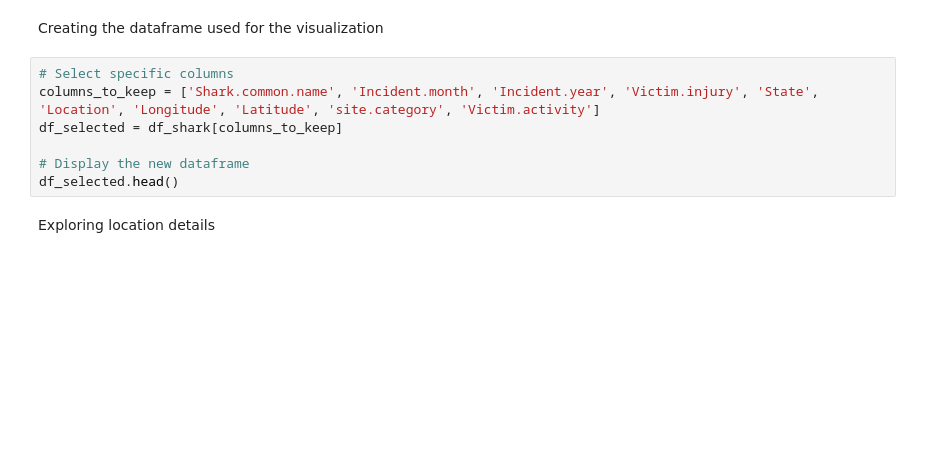
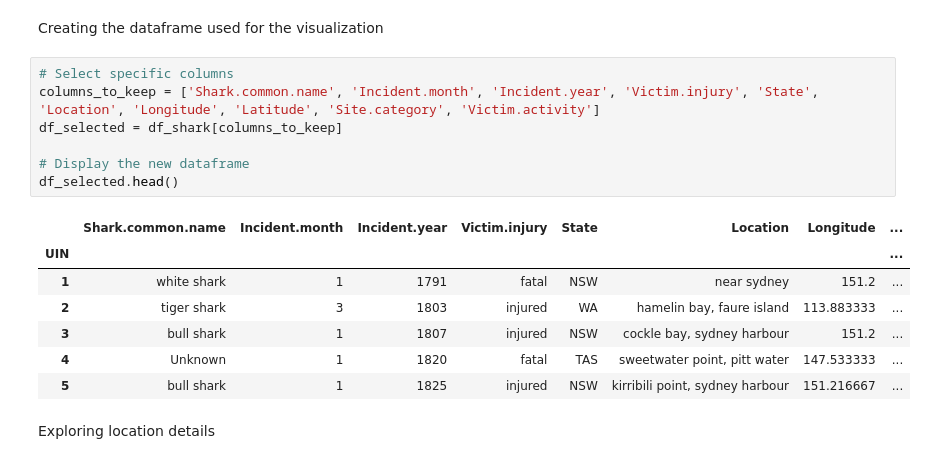
Before and after one commit to anushaTUe/visualisation-20245, a Jupyter notebook: dataset/exploration.ipynb, the cells around one changed output. Cells and saved outputs as stored; diff of their text form; blank space fills up the shorter version.

```diff
--- a/dataset/exploration.ipynb
+++ b/dataset/exploration.ipynb
@@ -190,11 +190,19 @@ Index: []
 Creating the dataframe used for the visualization
 # %%
 # Select specific columns
-columns_to_keep = ['Shark.common.name', 'Incident.month', 'Incident.year', 'Victim.injury', 'State', 'Location', 'Longitude', 'Latitude', 'site.category', 'Victim.activity']
+columns_to_keep = ['Shark.common.name', 'Incident.month', 'Incident.year', 'Victim.injury', 'State', 'Location', 'Longitude', 'Latitude', 'Site.category', 'Victim.activity']
 df_selected = df_shark[columns_to_keep]
 
 # Display the new dataframe
 df_selected.head()
+# %% [output]
+|  | Shark.common.name | Incident.month | Incident.year | Victim.injury | State | Location | Longitude | ... |
+| UIN |  |  |  |  |  |  |  | ... |
+| 1 | white shark | 1 | 1791 | fatal | NSW | near sydney | 151.2 | ... |
+| 2 | tiger shark | 3 | 1803 | injured | WA | hamelin bay, faure island | 113.883333 | ... |
+| 3 | bull shark | 1 | 1807 | injured | NSW | cockle bay, sydney harbour | 151.2 | ... |
+| 4 | Unknown | 1 | 1820 | fatal | TAS | sweetwater point, pitt water | 147.533333 | ... |
+| 5 | bull shark | 1 | 1825 | injured | NSW | kirribili point, sydney harbour | 151.216667 | ... |
 # %% [markdown]
 Exploring location details
 # %%
```
